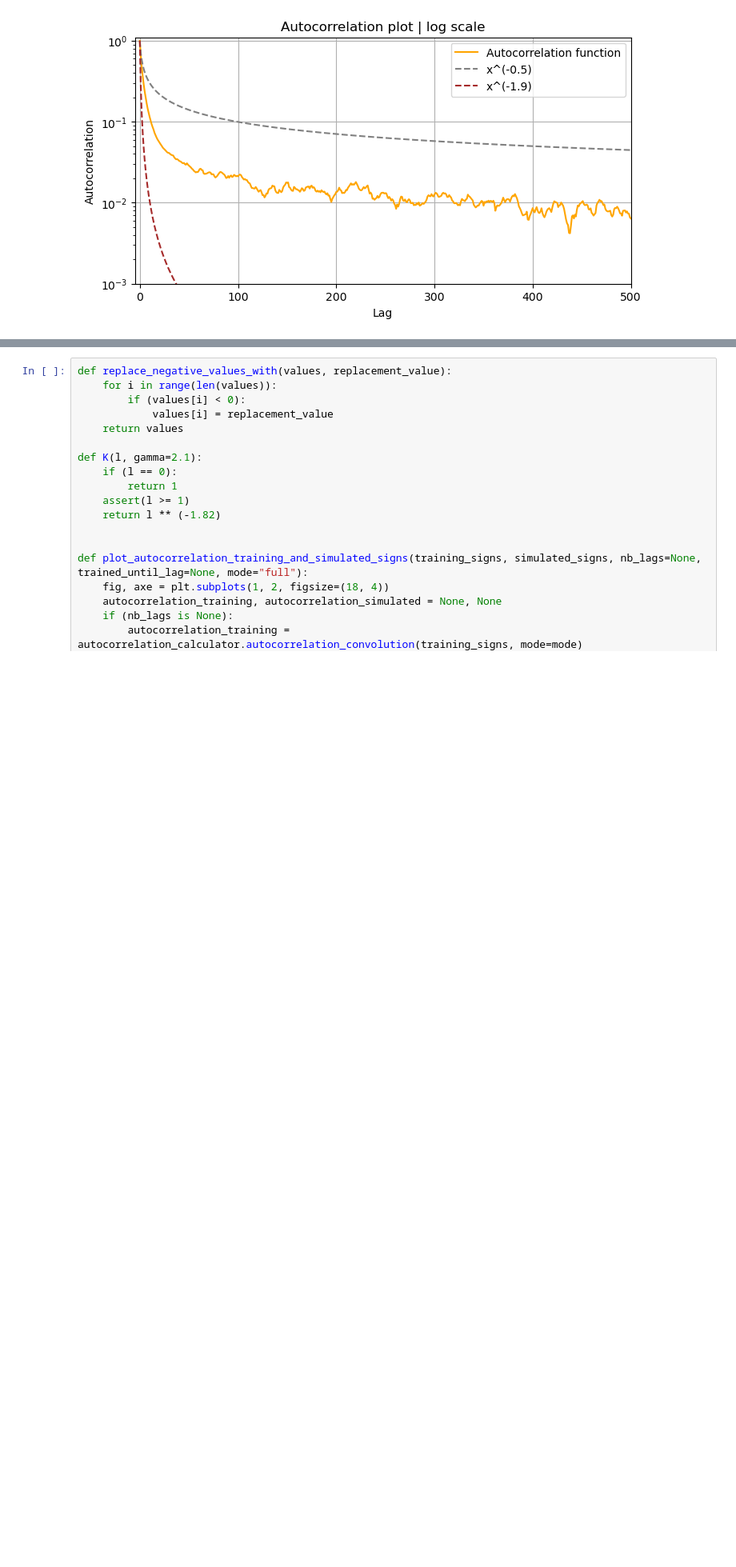
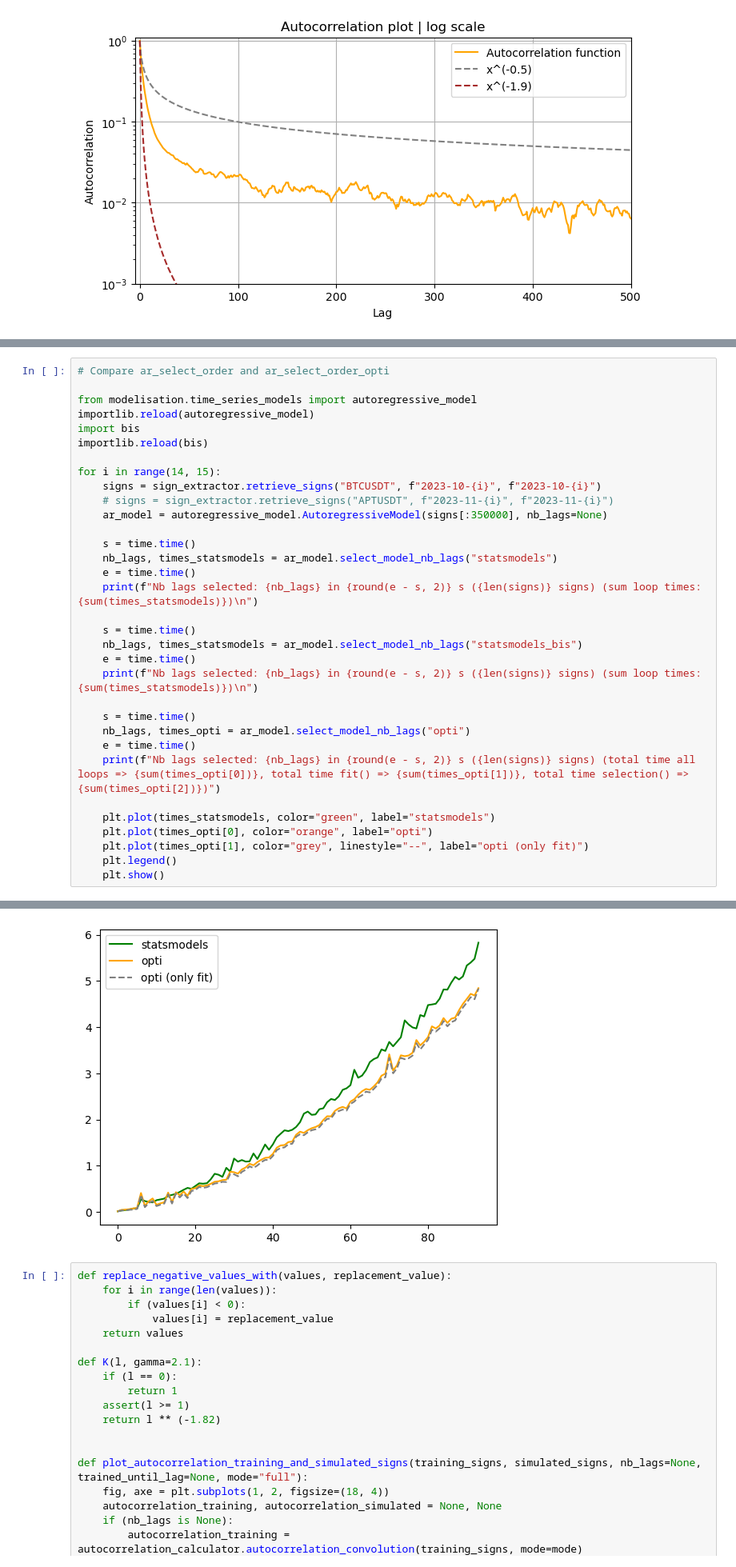
Before and after one commit to MartinGangand/tradeflow, a Jupyter notebook: trade_flow_modelling/src/data_analysis.ipynb, the cells around one changed output, grey strips where cells are left out. Shown at 80% size. Cells and saved outputs as stored; diff of their text form; blank space fills up the shorter version.

```diff
--- a/trade_flow_modelling/src/data_analysis.ipynb
+++ b/trade_flow_modelling/src/data_analysis.ipynb
@@ -280,0 +357,34 @@ True
+# %%
+# Compare ar_select_order and ar_select_order_opti
+
+from modelisation.time_series_models import autoregressive_model
+importlib.reload(autoregressive_model)
+import bis
+importlib.reload(bis)
+
+for i in range(14, 15):
+    signs = sign_extractor.retrieve_signs("BTCUSDT", f"2023-10-{i}", f"2023-10-{i}")
+    # signs = sign_extractor.retrieve_signs("APTUSDT", f"2023-11-{i}", f"2023-11-{i}")
+    ar_model = autoregressive_model.AutoregressiveModel(signs[:350000], nb_lags=None)
+
+    s = time.time()
+    nb_lags, times_statsmodels = ar_model.select_model_nb_lags("statsmodels")
+    e = time.time()
+    print(f"Nb lags selected: {nb_lags} in {round(e - s, 2)} s ({len(signs)} signs) (sum loop times: {sum(times_statsmodels)})\n")
+
+    s = time.time()
+    nb_lags, times_statsmodels = ar_model.select_model_nb_lags("statsmodels_bis")
+    e = time.time()
+    print(f"Nb lags selected: {nb_lags} in {round(e - s, 2)} s ({len(signs)} signs) (sum loop times: {sum(times_statsmodels)})\n")
+
+    s = time.time()
+    nb_lags, times_opti = ar_model.select_model_nb_lags("opti")
+    e = time.time()
+    print(f"Nb lags selected: {nb_lags} in {round(e - s, 2)} s ({len(signs)} signs) (total time all loops => {sum(times_opti[0])}, total time fit() => {sum(times_opti[1])}, total time selection() => {sum(times_opti[2])})")
+
+    plt.plot(times_statsmodels, color="green", label="statsmodels")
+    plt.plot(times_opti[0], color="orange", label="opti")
+    plt.plot(times_opti[1], color="grey", linestyle="--", label="opti (only fit)")
+    plt.legend()
+    plt.show()
+# %% [output]
@@ -281,3 +399,4 @@ True
+[figure, added]
 # %%
 def replace_negative_values_with(values, replacement_value):
     for i in range(len(values)):
```
Also changed, not shown: parts of 12 cells of this notebook, 7 other files.
